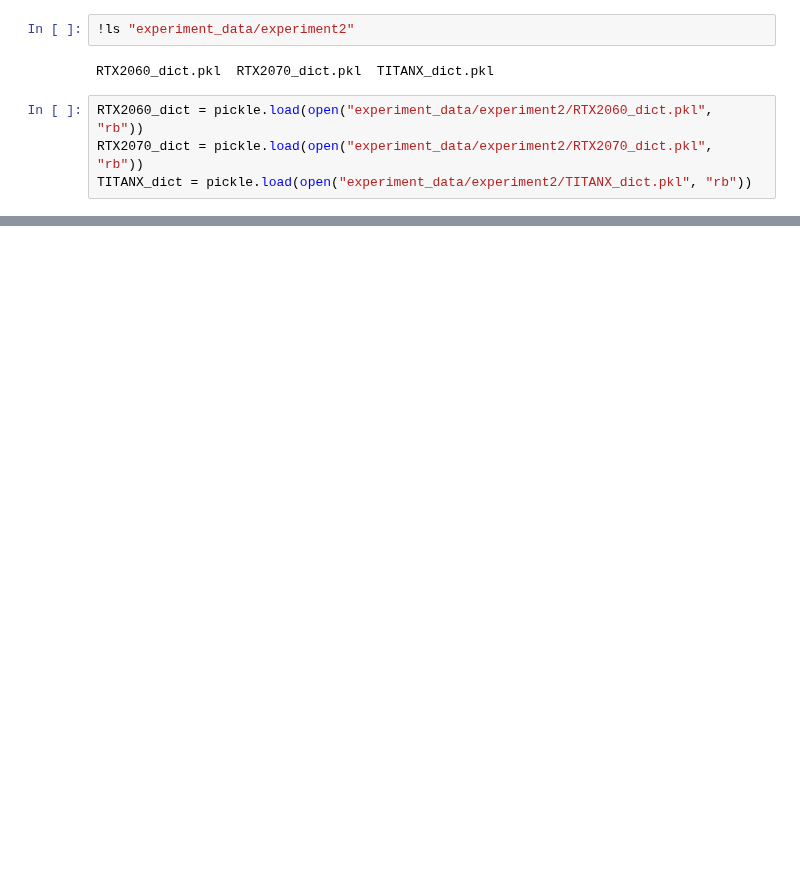
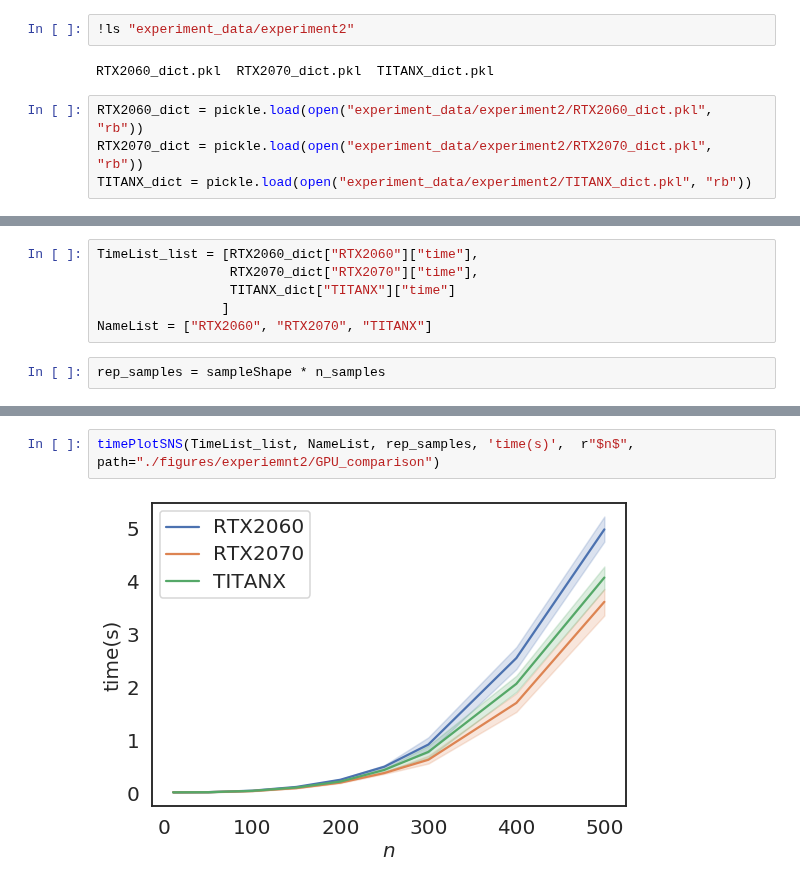
Before and after one commit to statisticalbiotechnology/parallelPermutationTest, a Jupyter notebook: notebooks/Experiment 2 – GPU comparison.ipynb, the cells around one changed output, grey strips where cells are left out. Saved outputs shown, nothing was run; the diff lists cells and outputs as text; blank space fills up the shorter version.

```diff
--- a/notebooks/Experiment 2 – GPU comparison.ipynb
+++ b/notebooks/Experiment 2 – GPU comparison.ipynb
@@ -122,0 +129,8 @@ TITANX_dict
+# %%
+TimeList_list = [RTX2060_dict["RTX2060"]["time"],
+                 RTX2070_dict["RTX2070"]["time"],
+                 TITANX_dict["TITANX"]["time"]
+                ]
+NameList = ["RTX2060", "RTX2070", "TITANX"]
+# %%
+rep_samples = sampleShape * n_samples
@@ -122,0 +145,4 @@ TITANX_dict
+# %%
+timePlotSNS(TimeList_list, NameList, rep_samples, 'time(s)',  r"$n$", path="./figures/experiemnt2/GPU_comparison")
+# %% [output]
+[figure, added]
```
Also changed, not shown: parts of 8 cells of this notebook, 24 other files.
